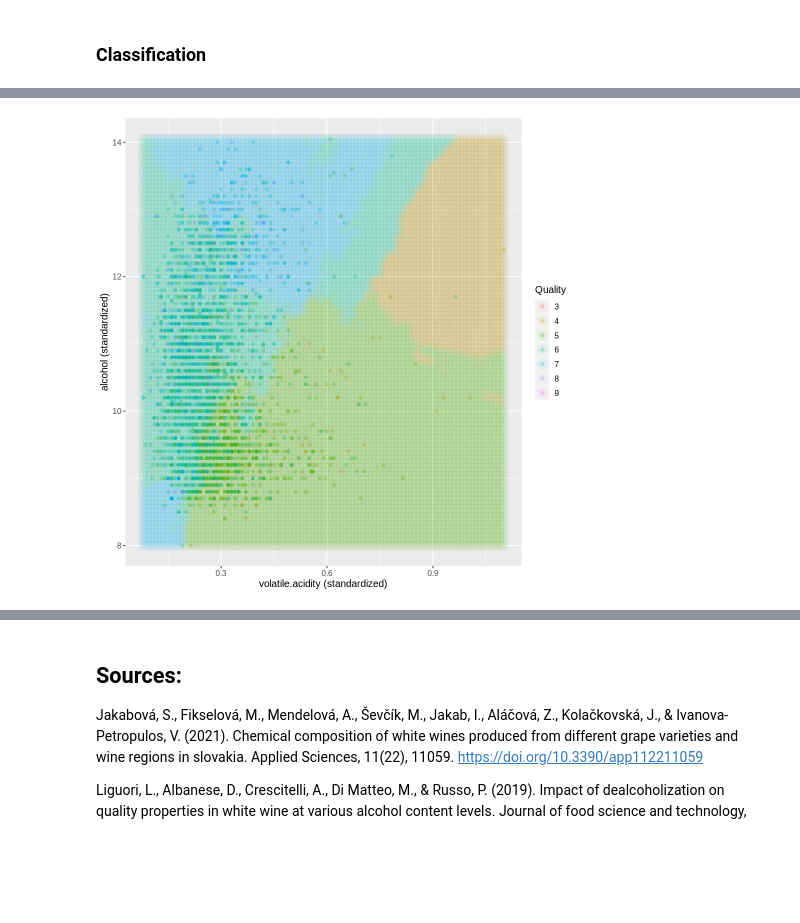
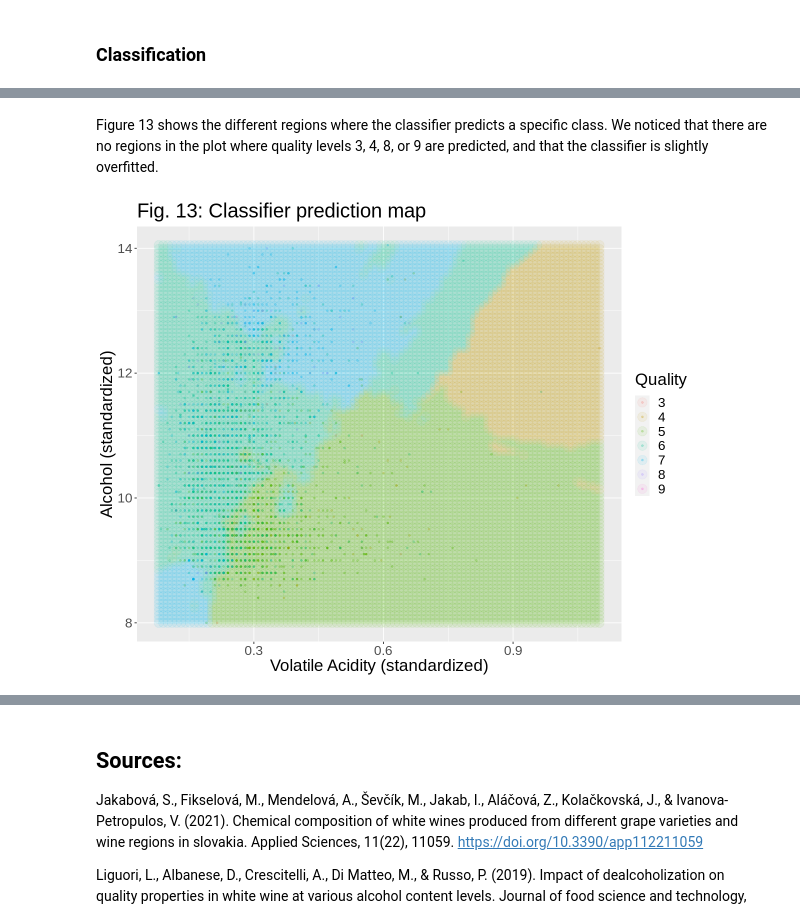
Before and after one commit to pradhyumnan8/DSCI-100-Wine-Quality-Predictor-Project, a Jupyter notebook: group_project_report.ipynb, the cells around one changed output, grey strips where cells are left out. Drawn from its saved outputs; the diff is of its cells as text; code cells hidden in the pictures; blank space fills up the shorter version.

```diff
--- a/group_project_report.ipynb
+++ b/group_project_report.ipynb
@@ -332,7 +373,9 @@ Prediction   3   4   5   6   7   8   9
+# %% [markdown]
+Figure 13 shows the different regions where the classifier predicts a specific class. We noticed that there are no regions in the plot where quality levels 3, 4, 8, or 9 are predicted, and that the classifier is slightly overfitted.
 # %%
-options(repr.plot.width = 8, repr.plot.height = 8)
+options(repr.plot.width = 10, repr.plot.height = 8)
 
-# from https://datasciencebook.ca/classification1.html#classification1
+# from https://datasciencebook.ca/classification1.html#puttingittogetherworkflow
 
 # create the grid of area/smoothness vals, and arrange in a data frame
 are_grid <- seq(min(wine_train$volatile.acidity),
@@ -343,38 +386,40 @@ smo_grid <- seq(min(wine_train$alcohol),
                 length.out = 100)
 asgrid <- as_tibble(expand.grid(volatile.acidity = are_grid,
                                 alcohol = smo_grid))
 
 # use the fit workflow to make predictions at the grid points
 knnPredGrid <- predict(wine_fit, asgrid)
 
 # bind the predictions as a new column with the grid points
 prediction_table <- bind_cols(knnPredGrid, asgrid) |>
   rename(quality = .pred_class)
 
 # plot:
 # 1. the colored scatter of the original data
 # 2. the faded colored scatter for the grid points
 wkflw_plot <-
   ggplot() +
   geom_point(data = wine_train,
              mapping = aes(x = volatile.acidity,
                            y = alcohol,
                            color = quality),
-             alpha = 0.25) +
+             alpha = 0.25,
+             size = 0.75) +
   geom_point(data = prediction_table,
              mapping = aes(x = volatile.acidity,
                            y = alcohol,
                            color = quality),
-             alpha = 0.07,
+             alpha = 0.08,
              size = 5) +
   labs(color = "Quality",
-       x = "volatile.acidity (standardized)",
-       y = "alcohol (standardized)") +
+       title = "Fig. 13: Classifier prediction map",
+       x = "Volatile Acidity (standardized)",
+       y = "Alcohol (standardized)") +
   #scale_color_manual(values = c("orange2", "steelblue2")) +
-  theme(text = element_text(size = 12))
+  theme(text = element_text(size = 20))
 
 wkflw_plot
 # %% [output]
-[figure, old version]
+[figure, new version]
 # %% [markdown]
 ## Discussion:
```
Also changed, not shown: parts of 40 cells of this notebook.
